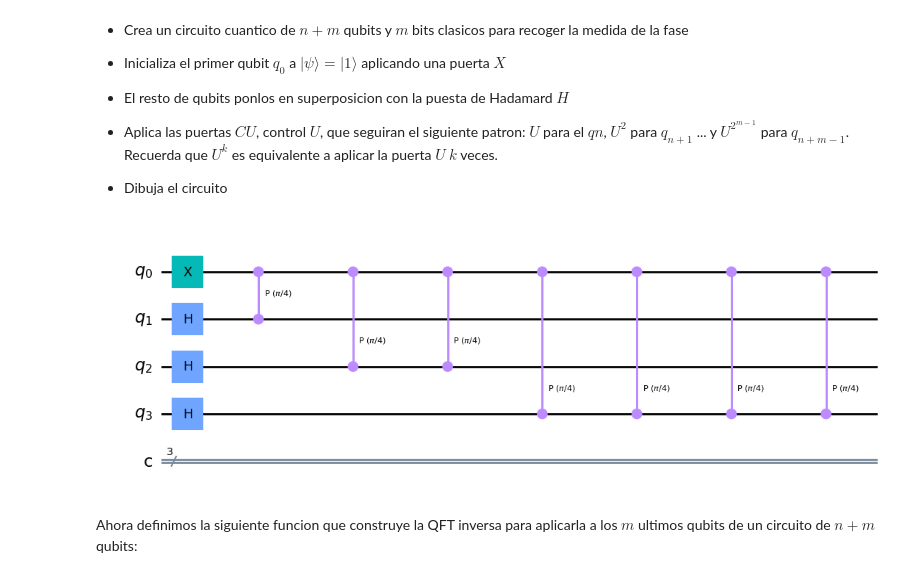
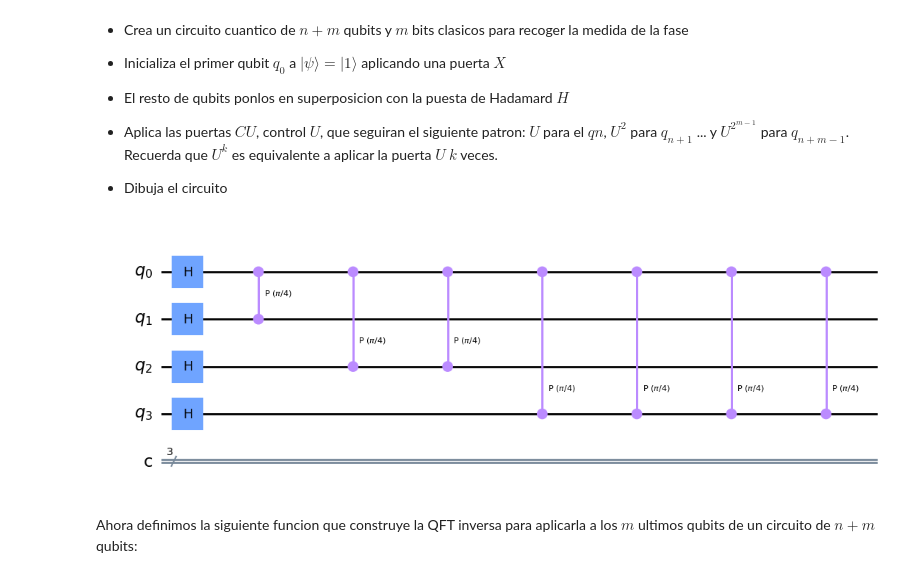
Before and after one commit to Mariomc10/AlgoritmosCuanticos, a Jupyter notebook: 11_QPE.ipynb, the cells around one changed output. Drawn from its saved outputs; the diff is of its cells as text; code cells hidden in the pictures.

```diff
--- a/11_QPE.ipynb
+++ b/11_QPE.ipynb
@@ -162,19 +162,19 @@ Crea el circuito cuantico de la QPE para el operador T.
 # %%
 m=3
 n=1
 qpe = QuantumCircuit(n+m,m)
 
-qpe.x(0)
+qpe.h(0)
 
 qpe.h(range(1,n+m))
 
 for ind in range(m):
     for j in range(2**ind):
         qpe.cp(np.pi/4,0,ind+1)
 
 qpe.draw("mpl")
 # %% [output]
-[figure, old version]
+[figure, new version]
 # %% [markdown]
 Ahora definimos la siguiente funcion que construye la QFT inversa para aplicarla a los $m$ ultimos qubits de un circuito de $n+m$ qubits:
 # %%
```
Also changed, not shown: parts of 4 cells of this notebook, 1 other file.
